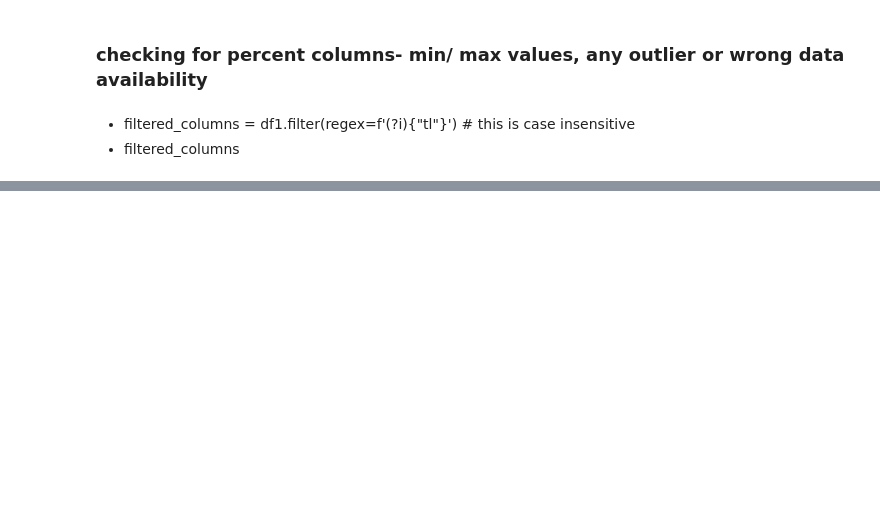
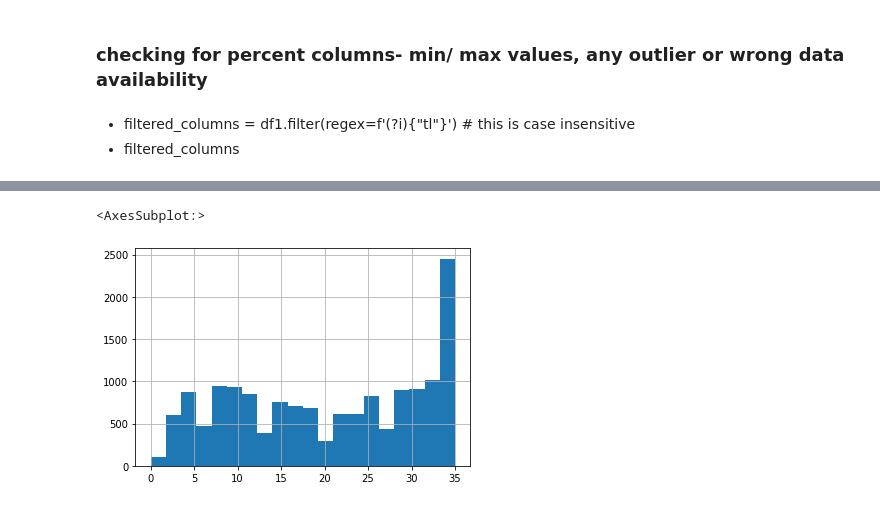
Before and after one commit to sidharthjain97/credit_worthiness_, a Jupyter notebook: _01_CRM_campusX.ipynb, the cells around one changed output, grey strips where cells are left out. Cells and saved outputs as stored; diff of their text form; code cells hidden in the pictures; blank space fills up the shorter version.

```diff
--- a/_01_CRM_campusX.ipynb
+++ b/_01_CRM_campusX.ipynb
@@ -109,0 +332,2 @@ for i in df1.columns:
+# %%
+df2.drop(['CC_utilization', 'PL_utilization', 'max_unsec_exposure_inPct'], axis=1, inplace=True)
@@ -109,0 +383,2 @@ for i in df1.columns:
+# %%
+df2.loc[df2['time_since_first_deliquency'] == -99999, 'time_since_first_deliquency'] = np.nan
@@ -109,0 +397,5 @@ for i in df1.columns:
+# %%
+df2['time_since_first_deliquency'].hist(bins=20)
+# %% [output]
+<AxesSubplot:>
+[figure, added]
```
Also changed, not shown: parts of 85 cells of this notebook.
